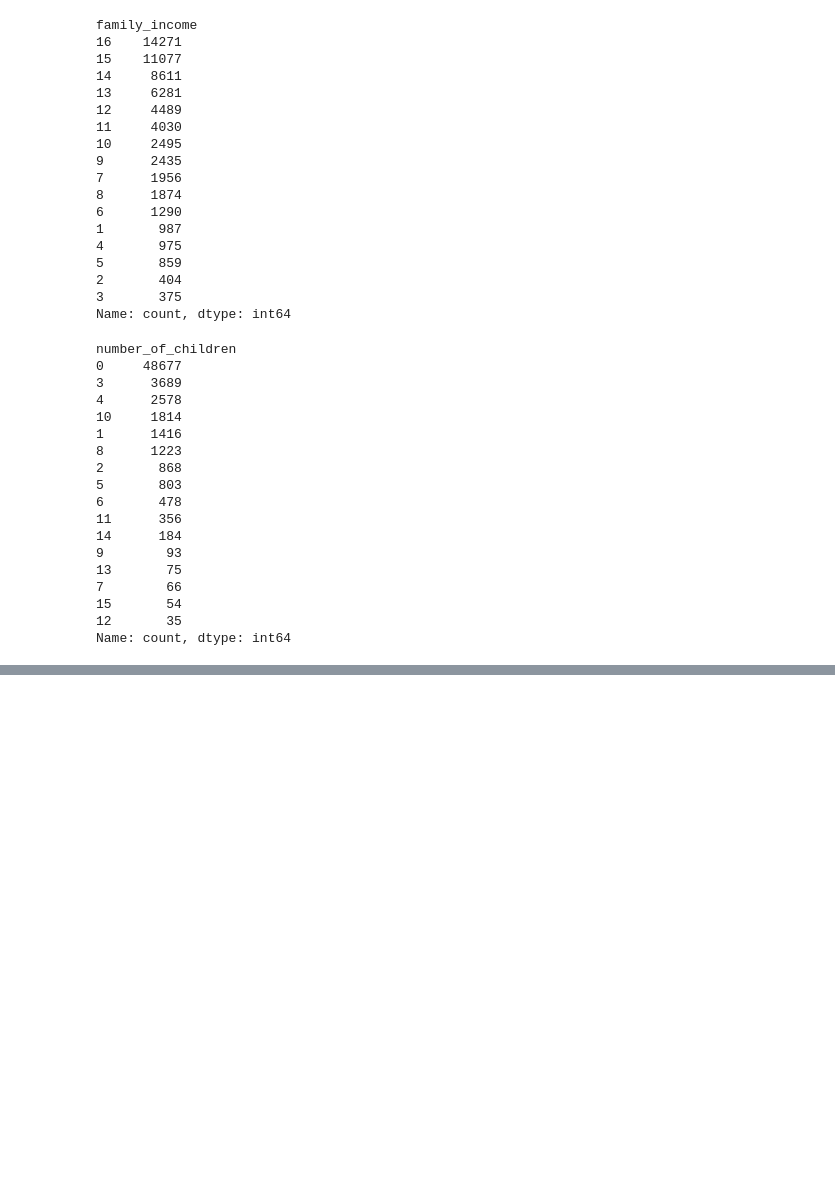
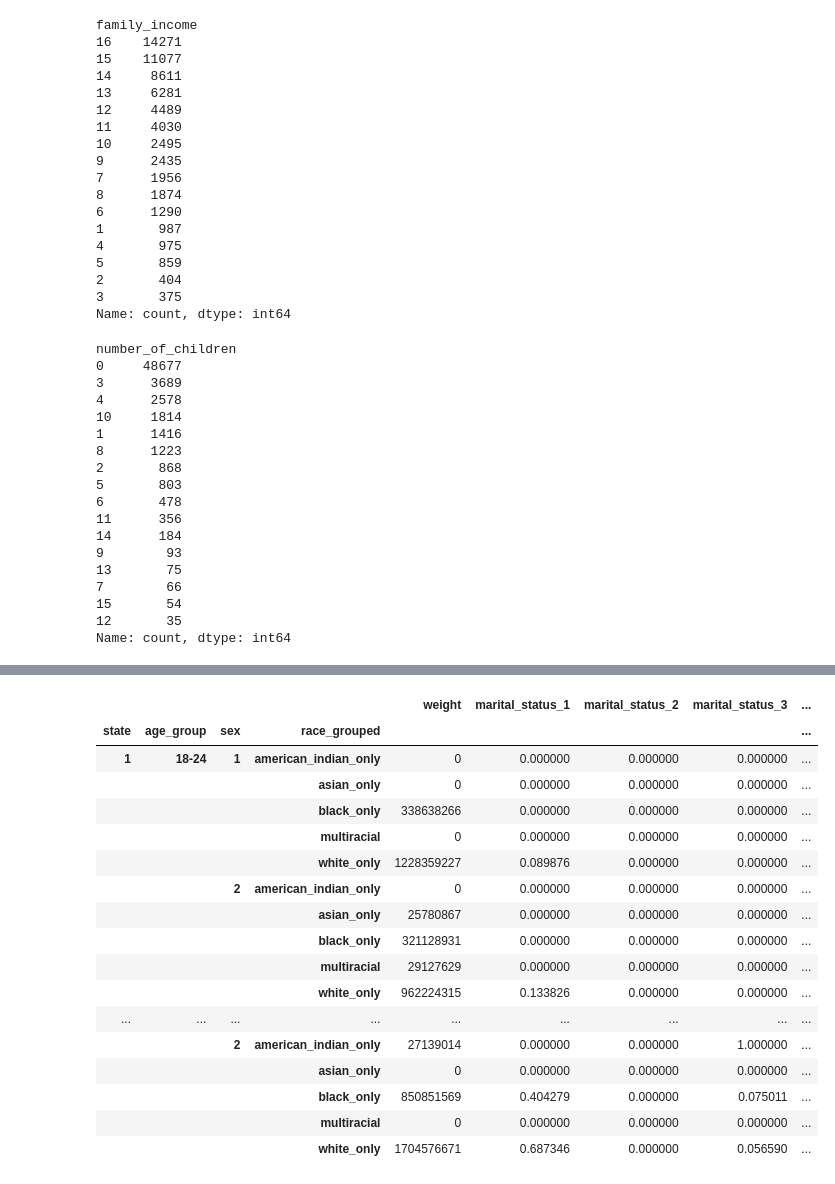
Before and after one commit to ecw70574/US-Census-Voting-and-Registration-DSCI-Capstone-Project, a Jupyter notebook: AggregationsforRNN.ipynb, the cells around one changed output, grey strips where cells are left out. Drawn from its saved outputs; the diff is of its cells as text; code cells hidden in the pictures; blank space fills up the shorter version.

Commit message:
aggregations by state & dem

```diff
--- a/AggregationsforRNN.ipynb
+++ b/AggregationsforRNN.ipynb
@@ -375,3 +263,15 @@ data_subset = data_subset.drop(columns="number_of_children")
+# %%
+# reduce cardinality of education feature
+
+# did not complete high school
+data_subset.loc[(data_subset['education'] >= 31) & (data_subset['education'] <= 38), 'education_grouped'] = 'less_than_highschool'
+data_subset.loc[(data_subset['education'] == 39) | (data_subset['education'] == 40), 'education_grouped'] = 'high_school_completed'
+data_subset.loc[(data_subset['education'] == 41) | (data_subset['education'] == 42), 'education_grouped'] = 'associates'
+data_subset.loc[(data_subset['education'] == 43), 'education_grouped'] = 'bachelors'
+data_subset.loc[(data_subset['education'] > 43), 'education_grouped'] = 'masters_and_above'
+
+# drop original high-cardinality column
+data_subset = data_subset.drop(columns="education")
 # %%
 data_subset.nunique()
 # %% [output]
@@ -389 +289,72 @@ children_grouped             3
 dtype: int64
+# %%
+year = 2024 # append and group by year so we can concatenate after performing this on all
+
+# AGGREGATING BY DEMOGRAPHIC GROUP
+# encode the features we don't want to group by in the rows
+grouped_cols = ["marital_status", "hispanic_flag", "education_grouped","family_income_grouped", "children_grouped","veteran"]
+
+dummies_df = pd.get_dummies(data_subset, columns=grouped_cols)
+
+# convert the dummies into binary variables for grouping
+# dummies_df = dummies_df.apply(lambda x: (x > 0).astype(int) if x.name.startswith(("marital_status", "hispanic_flag", "education_grouped","family_income_grouped", "children_grouped","veteran")) else x)
+
+# multiply the weight column by the dummy variables to get the weighted count for each group
+for col in dummies_df.columns:
+    if col.startswith(tuple(grouped_cols)):
+        dummies_df[col] = dummies_df[col] * dummies_df["weight"]
+
+
+
+# for each group, the proportion of each category is the sum of the weighted counts for that category divided by the total weight for that group
+grouped = dummies_df.groupby(["state", "age_group", "sex", "race_grouped"]).sum()
+
+grouped.head(50)
+
+feature_cols = [
+    c for c in grouped.columns
+    if any(c.startswith(p) for p in grouped_cols)
+]
+'''
+grouped_nozeros = grouped[grouped["weight"] > 0] # drop rows with 0 weight
+grouped_nozeros
+'''
+
+'''
+feature_cols = [c for c in grouped.columns if c != "weight"]
+grouped = grouped.copy()
+grouped.loc[grouped["weight"] == 0, feature_cols] = 0
+
+grouped[feature_cols] = grouped[feature_cols].div(grouped["weight"], axis=0)
+'''
+
+import numpy as np
+denom = grouped["weight"].replace(0, np.nan)
+
+grouped[feature_cols] = grouped[feature_cols].div(denom, axis=0)
+
+# replace NaNs caused by 0-weight groups
+grouped[feature_cols] = grouped[feature_cols].fillna(0)
+grouped.head(50)
+
+
+# we dropped the zero weight rows so this may vary from year to year
+# %% [output]
+|  |  |  |  | weight | marital_status_1 | marital_status_2 | marital_status_3 | ... |
+| state | age_group | sex | race_grouped |  |  |  |  | ... |
+| 1 | 18-24 | 1 | american_indian_only | 0 | 0.000000 | 0.000000 | 0.000000 | ... |
+|  |  |  | asian_only | 0 | 0.000000 | 0.000000 | 0.000000 | ... |
+|  |  |  | black_only | 338638266 | 0.000000 | 0.000000 | 0.000000 | ... |
+|  |  |  | multiracial | 0 | 0.000000 | 0.000000 | 0.000000 | ... |
+|  |  |  | white_only | 1228359227 | 0.089876 | 0.000000 | 0.000000 | ... |
+|  |  | 2 | american_indian_only | 0 | 0.000000 | 0.000000 | 0.000000 | ... |
+|  |  |  | asian_only | 25780867 | 0.000000 | 0.000000 | 0.000000 | ... |
+|  |  |  | black_only | 321128931 | 0.000000 | 0.000000 | 0.000000 | ... |
+|  |  |  | multiracial | 29127629 | 0.000000 | 0.000000 | 0.000000 | ... |
+|  |  |  | white_only | 962224315 | 0.133826 | 0.000000 | 0.000000 | ... |
+| ... | ... | ... | ... | ... | ... | ... | ... | ... |
+|  |  | 2 | american_indian_only | 27139014 | 0.000000 | 0.000000 | 1.000000 | ... |
+|  |  |  | asian_only | 0 | 0.000000 | 0.000000 | 0.000000 | ... |
+|  |  |  | black_only | 850851569 | 0.404279 | 0.000000 | 0.075011 | ... |
+|  |  |  | multiracial | 0 | 0.000000 | 0.000000 | 0.000000 | ... |
+|  |  |  | white_only | 1704576671 | 0.687346 | 0.000000 | 0.056590 | ... |
```
Also changed, not shown: parts of 17 cells of this notebook.
